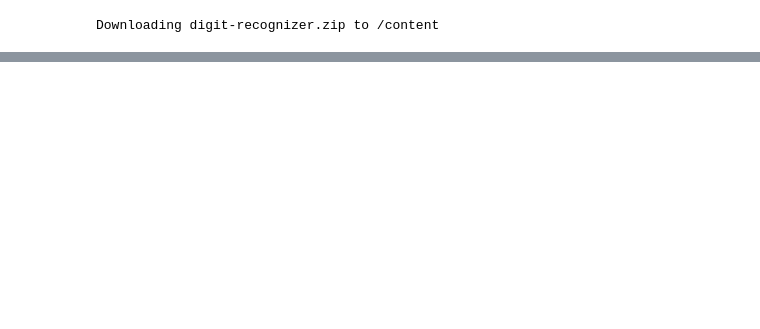
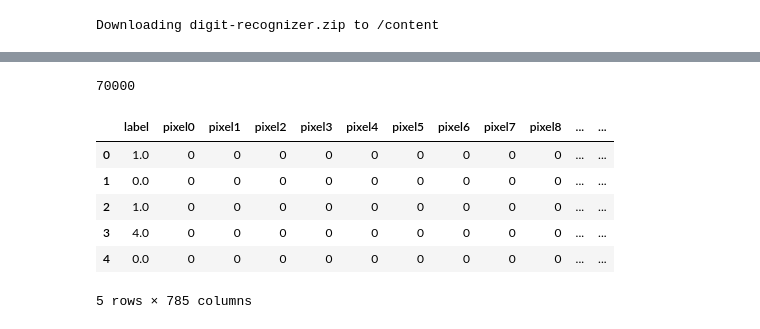
Before and after one commit to SATYA1962S/digit_1, a Jupyter notebook: digit_1.ipynb, the cells around one changed output, grey strips where cells are left out. Cells and saved outputs as stored; diff of their text form; code cells hidden in the pictures; blank space fills up the shorter version.

```diff
--- a/digit_1.ipynb
+++ b/digit_1.ipynb
@@ -197,0 +193,3 @@ drwxr-xr-x 1 root root 4096 Feb 20 12:40 ..
+# %%
+df_train = pd.read_csv('./digit_recogniser_1/train.csv')
+df_test = pd.read_csv('./digit_recogniser_1/test.csv')
@@ -197,0 +199,23 @@ drwxr-xr-x 1 root root 4096 Feb 20 12:40 ..
+# %%
+def df_combine(df_train,df_test):
+    df_combined = pd.concat([df_train,df_test], ignore_index= True)
+    return df_combined
+
+def  df_seperate(df_combined,df_train_len,df_test_len):
+    df_train = df_combined.iloc[:df_train_len]
+    df_test = df_combined.iloc[df_train_len:df_train_len + df_test_len]
+    return  df_train , df_test
+full_df = df_combine(df_train,df_test)
+len(full_df)
+# %% [output]
+70000
+# %%
+full_df.head()
+# %% [output]
+|  | label | pixel0 | pixel1 | pixel2 | pixel3 | pixel4 | pixel5 | pixel6 | pixel7 | pixel8 | ... | ... |
+| 0 | 1.0 | 0 | 0 | 0 | 0 | 0 | 0 | 0 | 0 | 0 | ... | ... |
+| 1 | 0.0 | 0 | 0 | 0 | 0 | 0 | 0 | 0 | 0 | 0 | ... | ... |
+| 2 | 1.0 | 0 | 0 | 0 | 0 | 0 | 0 | 0 | 0 | 0 | ... | ... |
+| 3 | 4.0 | 0 | 0 | 0 | 0 | 0 | 0 | 0 | 0 | 0 | ... | ... |
+| 4 | 0.0 | 0 | 0 | 0 | 0 | 0 | 0 | 0 | 0 | 0 | ... | ... |
+5 rows × 785 columns
```
Also changed, not shown: parts of 26 cells of this notebook.
